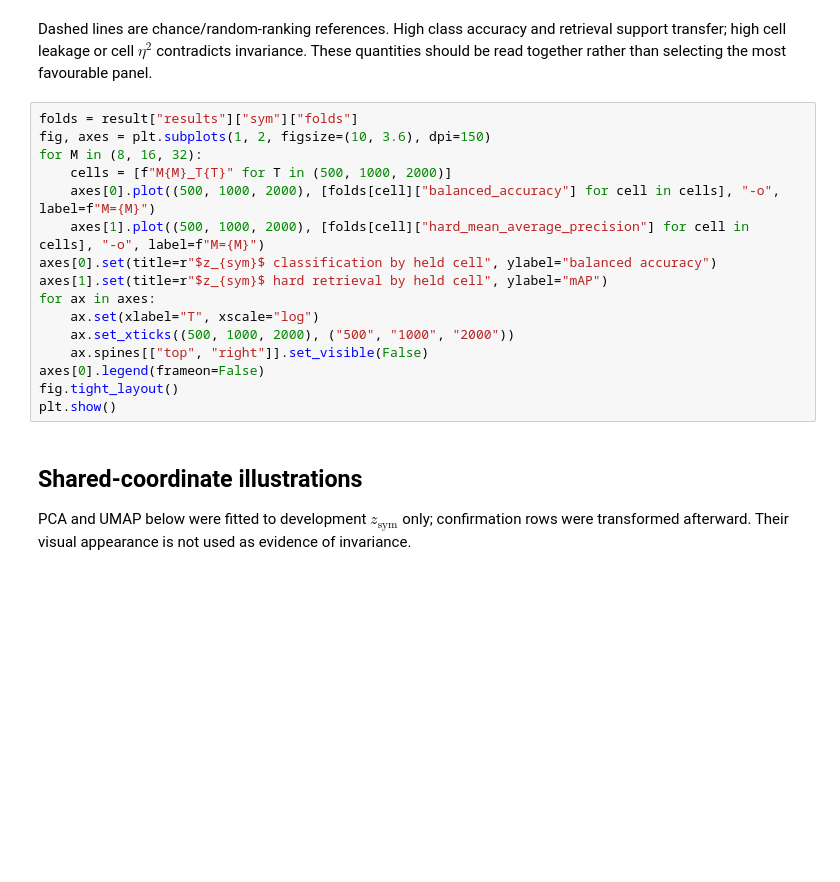
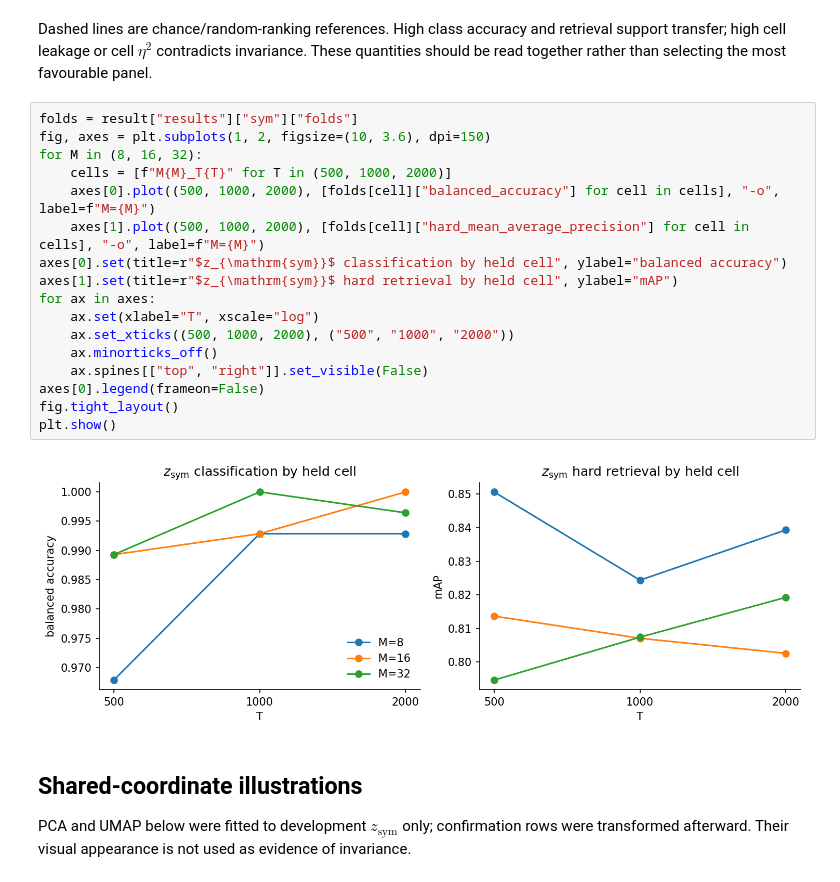
Before and after one commit to willedibam/mts-spi-study-cluster, a Jupyter notebook: notebooks/embeddings/proof_cross_mt_transfer_260824.ipynb, the cells around one changed output. Saved outputs shown, nothing was run; the diff lists cells and outputs as text; blank space fills up the shorter version.

Commit message:
Complete held-out cross-size transfer study

```diff
--- a/notebooks/embeddings/proof_cross_mt_transfer_260824.ipynb
+++ b/notebooks/embeddings/proof_cross_mt_transfer_260824.ipynb
@@ -99,19 +149,22 @@ Dashed lines are chance/random-ranking references. High class accuracy and retri
 # %%
 folds = result["results"]["sym"]["folds"]
 fig, axes = plt.subplots(1, 2, figsize=(10, 3.6), dpi=150)
 for M in (8, 16, 32):
     cells = [f"M{M}_T{T}" for T in (500, 1000, 2000)]
     axes[0].plot((500, 1000, 2000), [folds[cell]["balanced_accuracy"] for cell in cells], "-o", label=f"M={M}")
     axes[1].plot((500, 1000, 2000), [folds[cell]["hard_mean_average_precision"] for cell in cells], "-o", label=f"M={M}")
-axes[0].set(title=r"$z_{sym}$ classification by held cell", ylabel="balanced accuracy")
-axes[1].set(title=r"$z_{sym}$ hard retrieval by held cell", ylabel="mAP")
+axes[0].set(title=r"$z_{\mathrm{sym}}$ classification by held cell", ylabel="balanced accuracy")
+axes[1].set(title=r"$z_{\mathrm{sym}}$ hard retrieval by held cell", ylabel="mAP")
 for ax in axes:
     ax.set(xlabel="T", xscale="log")
     ax.set_xticks((500, 1000, 2000), ("500", "1000", "2000"))
+    ax.minorticks_off()
     ax.spines[["top", "right"]].set_visible(False)
 axes[0].legend(frameon=False)
 fig.tight_layout()
 plt.show()
+# %% [output]
+[figure, added]
 # %% [markdown]
 ## Shared-coordinate illustrations
 
```
Also changed, not shown: parts of 5 cells of this notebook, 5 other files.
